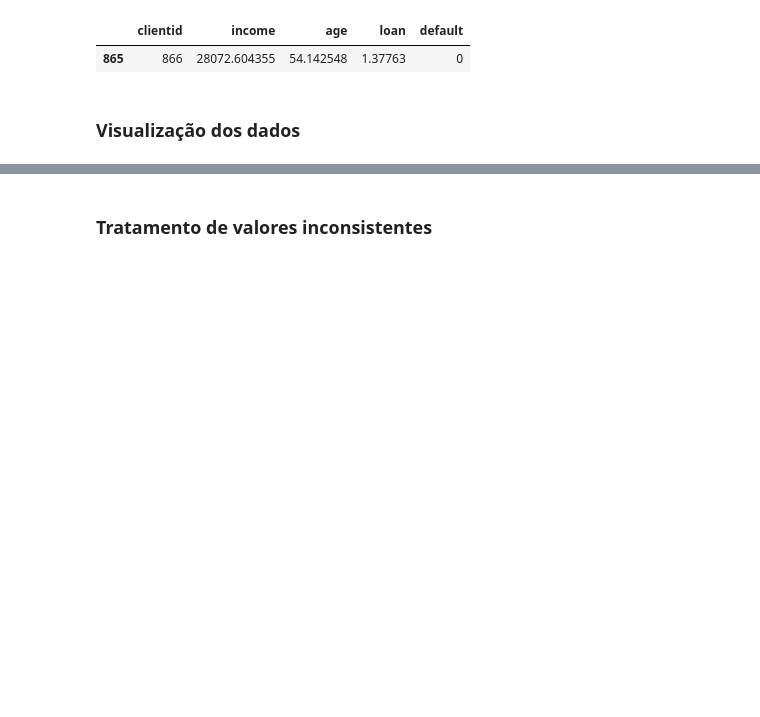
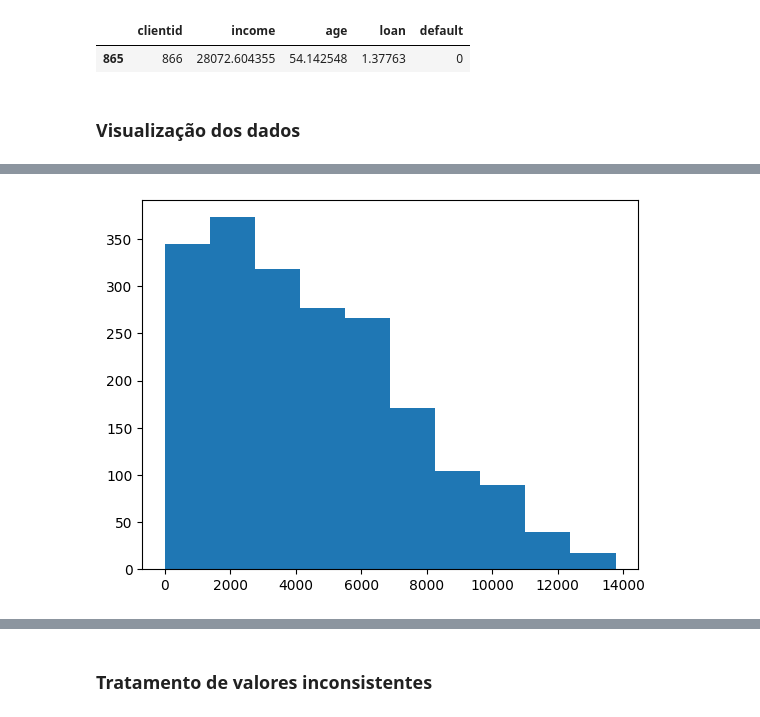
Before and after one commit to maykends/-Data_science_studies, a Jupyter notebook: Machine_Learning_e_Data_Science_com_Python_de_A_à_Z_Classificação.ipynb, the cells around one changed output, grey strips where cells are left out. Drawn from its saved outputs; the diff is of its cells as text; code cells hidden in the pictures; blank space fills up the shorter version.

```diff
--- a/Machine_Learning_e_Data_Science_com_Python_de_A_à_Z_Classificação.ipynb
+++ b/Machine_Learning_e_Data_Science_com_Python_de_A_à_Z_Classificação.ipynb
@@ -153,0 +180,7 @@ base_credit[base_credit['loan'] <= 1.377630]
+# %%
+plt.hist( x = base_credit['loan']); # Dividas próxima do valor zero até o valor máximo próximo a 14 mil
+
+# Indica que essa base de dados possui um pouco mais de 350 pessoas que tem uma dívida próximo de 2 mil a 3 mil
+# Enquanto que a minoria das pessoas possuiem dividas entre 12 à 14 mil
+# %% [output]
+[figure, added]
```
Also changed, not shown: parts of 12 cells of this notebook.
